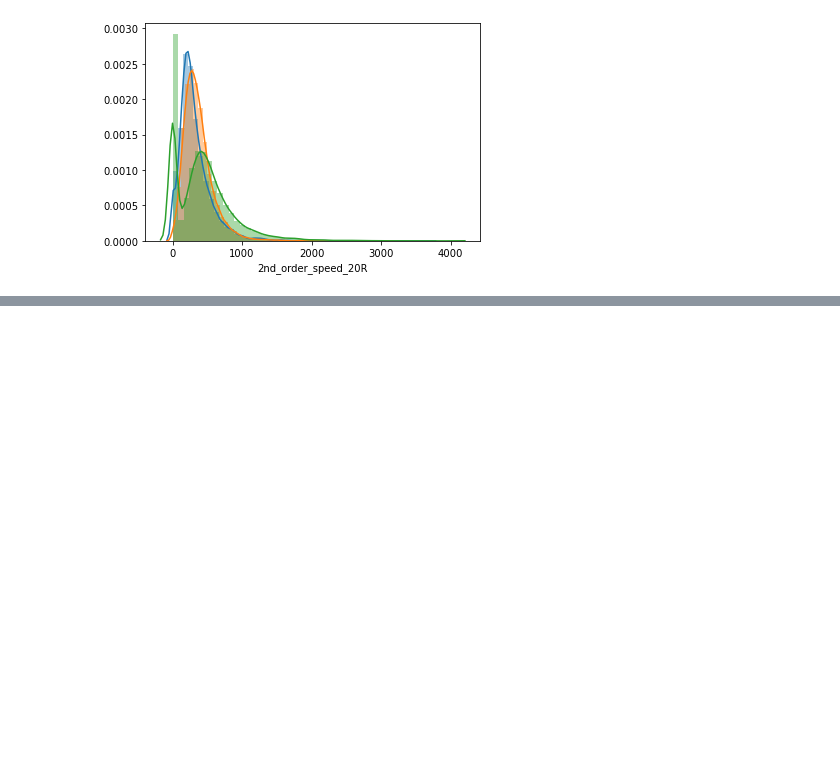
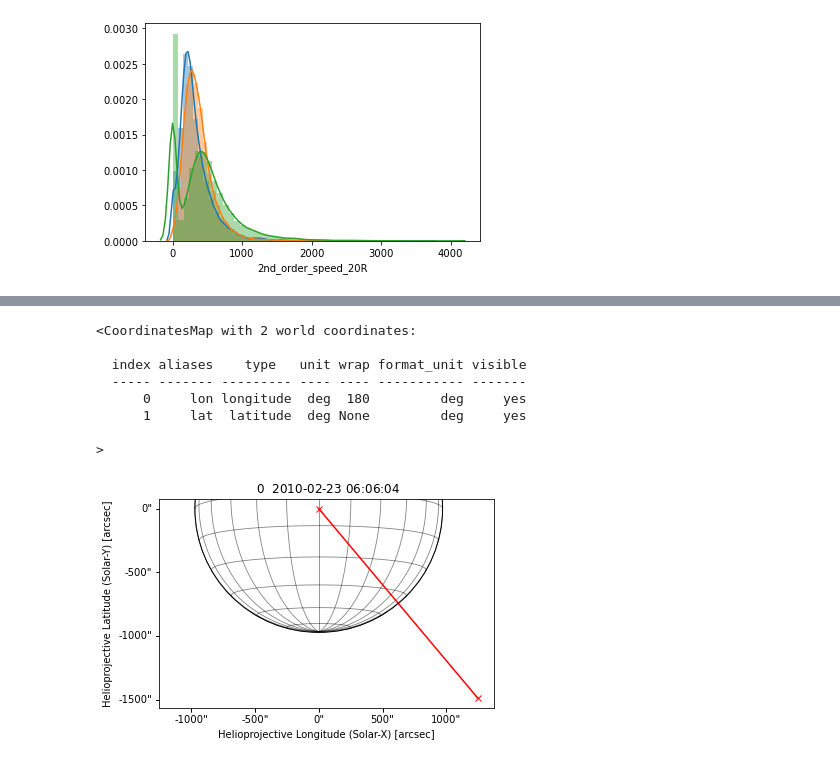
Before and after one commit to hayesla/flare_forecast_proj, a Jupyter notebook: cme_lists/analyse_cdaw.ipynb, the cells around one changed output, grey strips where cells are left out. Saved outputs shown, nothing was run; the diff lists cells and outputs as text; code cells hidden in the pictures; blank space fills up the shorter version.

```diff
--- a/cme_lists/analyse_cdaw.ipynb
+++ b/cme_lists/analyse_cdaw.ipynb
@@ -127,3 +134,26 @@ sns.distplot(cdaw["2nd_order_speed_20R"].replace("----", np.nan).astype(float))
 # %% [output]
 <AxesSubplot:xlabel='2nd_order_speed_20R'>
 [figure]
+# %%
+mpa = cdaw["MPA"]*u.deg
+# %%
+cdaw["datetime"]= pd.to_datetime(cdaw["date"] + cdaw["time"], format="%Y/%m/%d%H:%M:%S")
+# %%
+hcc = SkyCoord(CylindricalRepresentation(2*R_sun, mpa, 0*u.km),
+               frame=frames.Heliocentric(observer="earth", obstime=cdaw["datetime"]))
+# %%
+hpcc = hcc.transform_to(frames.Helioprojective)
+# %%
+i=120
+ref_coord = SkyCoord(0*u.arcsec, 0*u.arcsec, frame=frames.Helioprojective(observer="earth", obstime=hpcc[i].obstime))
+my_header = sunpy.map.make_fitswcs_header(np.zeros((25, 25)), ref_coord, scale=[100, 100]*u.arcsec/u.pixel)
+my_map = sunpy.map.Map(np.zeros((10, 10)), my_header)
+
+
+center = SkyCoord(0*u.arcsec, 0*u.arcsec, frame=frames.Helioprojective, obstime=hpcc[i].obstime, observer="earth")
+my_map.plot(alpha=0)
+my_map.draw_limb(color="k")
+ax = plt.gca()
+ax.plot_coord(SkyCoord((center, hpcc[i])), marker='x', color="r")
+my_map.draw_grid(color="k", annotate=False)
+# %% [output]
@@ -129,0 +161,9 @@ sns.distplot(cdaw["2nd_order_speed_20R"].replace("----", np.nan).astype(float))
+<CoordinatesMap with 2 world coordinates:
+
+  index aliases    type   unit wrap format_unit visible
+  ----- ------- --------- ---- ---- ----------- -------
+      0     lon longitude  deg  180         deg     yes
+      1     lat  latitude  deg None         deg     yes
+
+>
+[figure, added]
```
Also changed, not shown: parts of 5 cells of this notebook.
